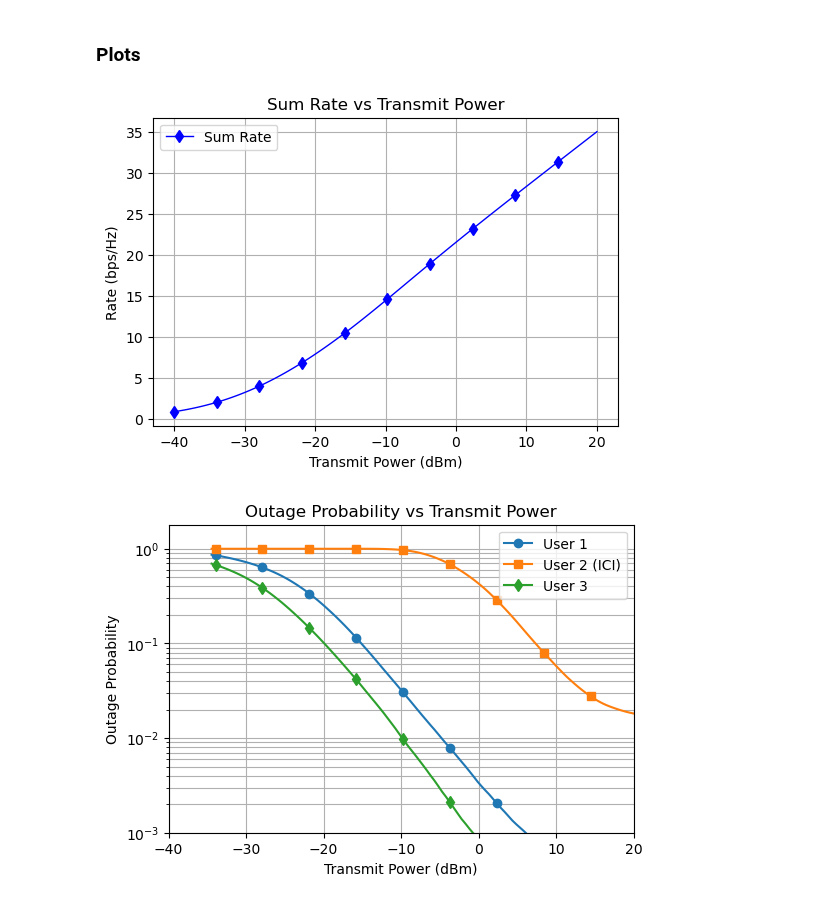
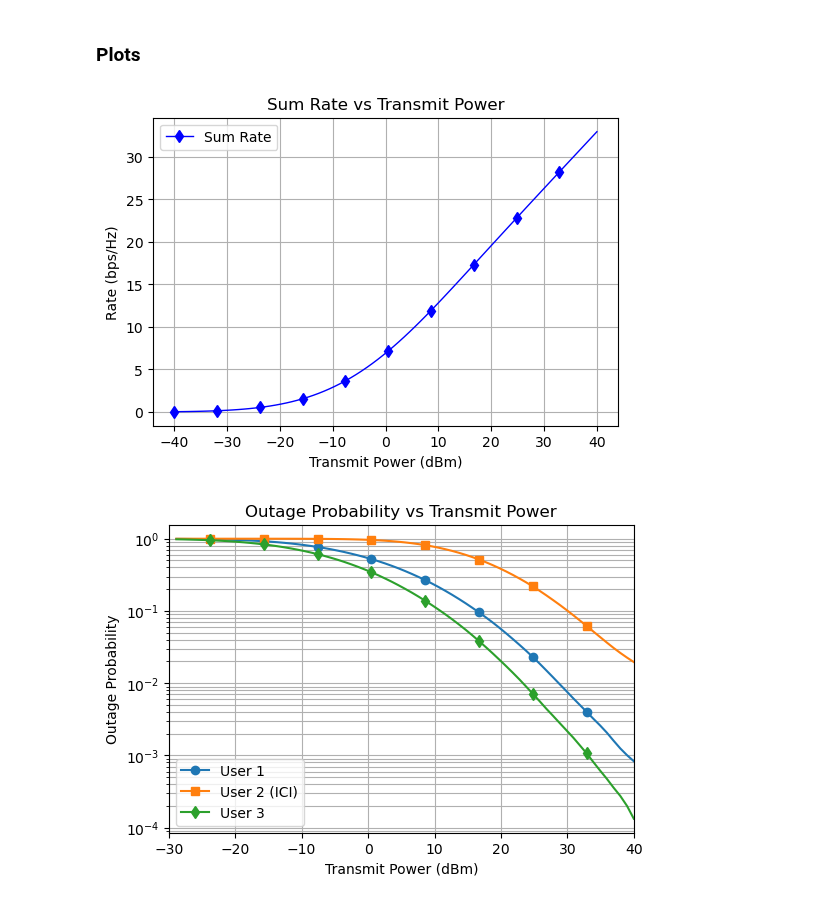
Before and after one commit to muhd-umer/comyx, a Jupyter notebook: simulations/mc_noma.ipynb, the cells around one changed output. Cells and saved outputs as stored; diff of their text form; code cells hidden in the pictures.

```diff
--- a/simulations/mc_noma.ipynb
+++ b/simulations/mc_noma.ipynb
@@ -34,14 +34,16 @@ M = 2  # Number of BSs
 M_index = np.arange(M)  # Index of BSs
 T = 290  # Temperature in Kelvin
 BANDWIDTH = 10e6  # bandwidth in Hz
+FREQ = 2e9  # frequency in Hz
 NOISE = get_noise_power(3, BANDWIDTH, T)  # noise power in dBm
 NOISE_LIN = utils.dbm2pow(NOISE)  # noise power in linear scale
+SIGMA = 8  # standard deviation of shadow fading in dB
 S = 10000  # Number of monte carlo simulations
 
 # Power parameters
-Pt = np.linspace(-40, 20, 120)  # transmit power in dBm
+Pt = np.linspace(-40, 40, 80)  # transmit power in dBm
 Pt_lin = utils.dbm2pow(Pt)  # transmit power in linear scale
-P_circuit = 10e-5  # circuit power in Watts
+P_circuit = max(Pt_lin) * 0.01  # circuit power in watts
 # %% [markdown]
 Creating Layout (Example)
 # %%
@@ -83,7 +85,9 @@ for mc in range(S):
             ETA = 3.5 if (n == 0 or n == 2) else 4
             g[m, n] = (
                 np.abs(
-                    generate_channel(get_fading("rayleigh"), distance_mat[m, n], ETA)
+                    generate_channel(
+                        get_fading("rayleigh"), distance_mat[m, n], FREQ, ETA, SIGMA
+                    )
                 )
                 ** 2
             )
@@ -141,7 +145,7 @@ np.save(os.path.join(save_dir, "sum_rate.npy"), avg_sum_rate)
 
 fig = plt.figure(figsize=(6, 4))
 plt.plot(
-    Pt, avg_sum_rate, "b-", label="Sum Rate", linewidth=1, marker="d", markevery=12
+    Pt, avg_sum_rate, "b-", label="Sum Rate", linewidth=1, marker="d", markevery=8
 )
 plt.xlabel("Transmit Power (dBm)")
 plt.ylabel("Rate (bps/Hz)")
@@ -151,31 +155,31 @@ plt.grid()
 plt.savefig(os.path.join(save_dir, "sum_rate.pdf"), bbox_inches="tight")
 plt.show()
 # %% [output]
-[figure, old version]
+[figure, new version]
 # %%
 # Outage probability vs transmit power
 window_size = 12
 rolling_outage = np.zeros((N, len(Pt)))
 for i in range(N):
     rolling_outage[i] = utils.rolling_mean(avg_outage[i], window_size)
 
 np.save(os.path.join(save_dir, "outage.npy"), rolling_outage)
 
 fig, ax = plt.subplots(figsize=(6, 4))
-plt.semilogy(Pt, rolling_outage[0], label="User 1", marker="o", markevery=12)
-plt.semilogy(Pt, rolling_outage[1], label="User 2 (ICI)", marker="s", markevery=12)
-plt.semilogy(Pt, rolling_outage[2], label="User 3", marker="d", markevery=12)
+plt.semilogy(Pt, rolling_outage[0], label="User 1", marker="o", markevery=8)
+plt.semilogy(Pt, rolling_outage[1], label="User 2 (ICI)", marker="s", markevery=8)
+plt.semilogy(Pt, rolling_outage[2], label="User 3", marker="d", markevery=8)
 plt.xlabel("Transmit Power (dBm)")
 plt.ylabel("Outage Probability")
 plt.title("Outage Probability vs Transmit Power")
-plt.xlim(-40, 20)
-plt.ylim(1e-3, None)
+plt.xlim(-30, 40)
+# plt.ylim(1e-3, None)
 plt.legend()
 plt.grid(which="both")
 plt.savefig(os.path.join(save_dir, "outage.pdf"), bbox_inches="tight")
 plt.show()
 # %% [output]
-[figure, old version]
+[figure, new version]
 # %%
 # SE-EE tradeoff
 np.save(os.path.join(save_dir, "avg_spectral_eff.npy"), avg_spectral_eff)
```
Also changed, not shown: parts of 1 cell of this notebook, 7 other files.
